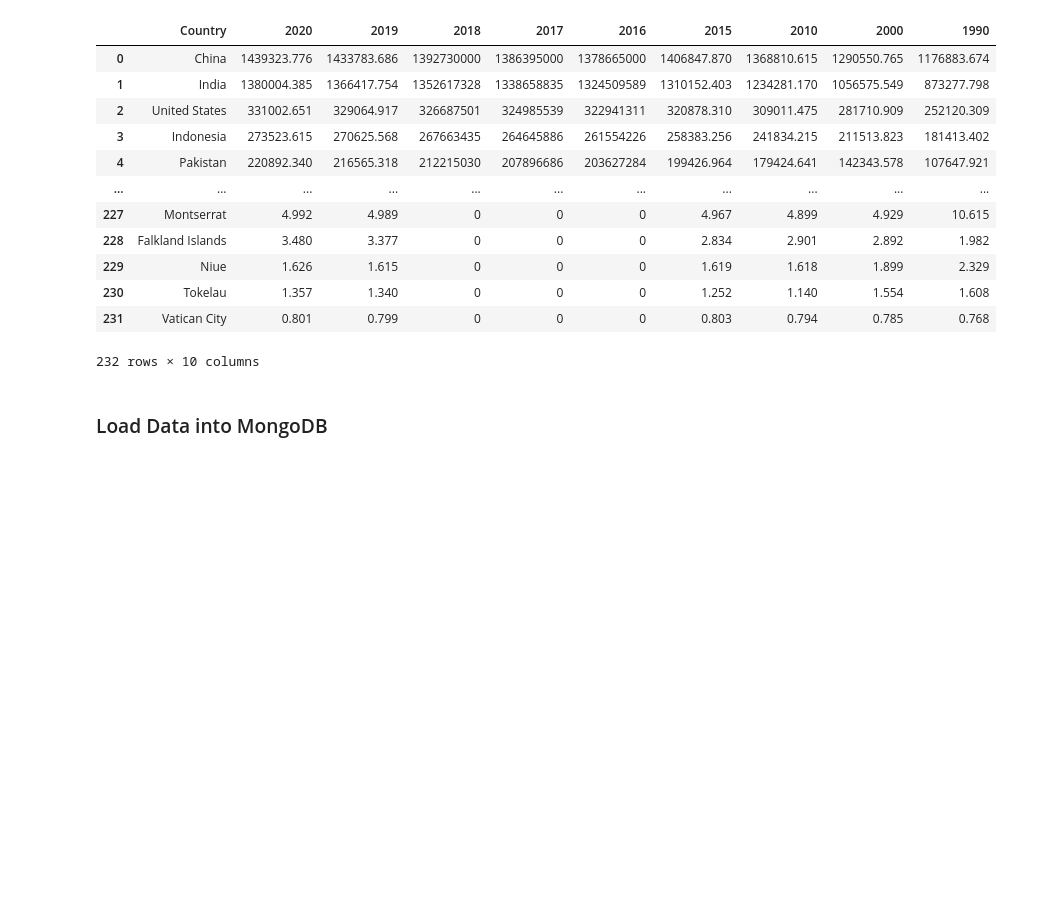
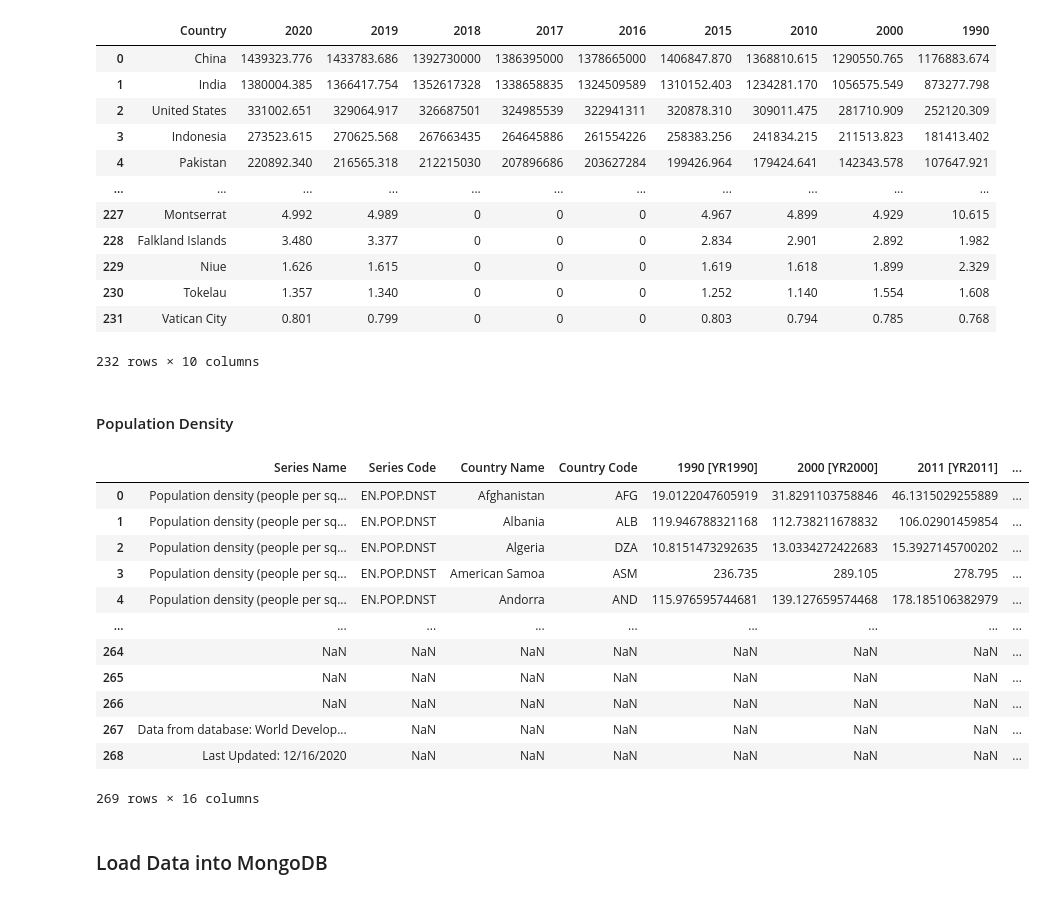
Before and after one commit to Rye-Git/UWA-Project_2, a Jupyter notebook: Cicily/population_ETL.ipynb, the cells around one changed output. Drawn from its saved outputs; the diff is of its cells as text; code cells hidden in the pictures; blank space fills up the shorter version.

```diff
--- a/Cicily/population_ETL.ipynb
+++ b/Cicily/population_ETL.ipynb
@@ -190,6 +190,28 @@ df_countries
 | 230 | Tokelau | 1.357 | 1.340 | 0 | 0 | 0 | 1.252 | 1.140 | 1.554 | 1.608 |
 | 231 | Vatican City | 0.801 | 0.799 | 0 | 0 | 0 | 0.803 | 0.794 | 0.785 | 0.768 |
 232 rows × 10 columns
+# %% [markdown]
+#### Population Density
+# %%
+# Cleaning csv Population data from https://datacatalog.worldbank.org
+# reading csv's into dataframes
+df_density = pd.read_csv('static/data/populationDensity.csv')
+# df_density =  clean_dataFrames(df_density, 14)
+df_density
+# %% [output]
+|  | Series Name | Series Code | Country Name | Country Code | 1990 [YR1990] | 2000 [YR2000] | 2011 [YR2011] | ... |
+| 0 | Population density (people per sq... | EN.POP.DNST | Afghanistan | AFG | 19.0122047605919 | 31.8291103758846 | 46.1315029255889 | ... |
+| 1 | Population density (people per sq... | EN.POP.DNST | Albania | ALB | 119.946788321168 | 112.738211678832 | 106.02901459854 | ... |
+| 2 | Population density (people per sq... | EN.POP.DNST | Algeria | DZA | 10.8151473292635 | 13.0334272422683 | 15.3927145700202 | ... |
+| 3 | Population density (people per sq... | EN.POP.DNST | American Samoa | ASM | 236.735 | 289.105 | 278.795 | ... |
+| 4 | Population density (people per sq... | EN.POP.DNST | Andorra | AND | 115.976595744681 | 139.127659574468 | 178.185106382979 | ... |
+| ... | ... | ... | ... | ... | ... | ... | ... | ... |
+| 264 | NaN | NaN | NaN | NaN | NaN | NaN | NaN | ... |
+| 265 | NaN | NaN | NaN | NaN | NaN | NaN | NaN | ... |
+| 266 | NaN | NaN | NaN | NaN | NaN | NaN | NaN | ... |
+| 267 | Data from database: World Develop... | NaN | NaN | NaN | NaN | NaN | NaN | ... |
+| 268 | Last Updated: 12/16/2020 | NaN | NaN | NaN | NaN | NaN | NaN | ... |
+269 rows × 16 columns
 # %% [markdown]
 ### Load Data into MongoDB
 # %%
```
Also changed, not shown: parts of 1 cell of this notebook, 6 other files.
